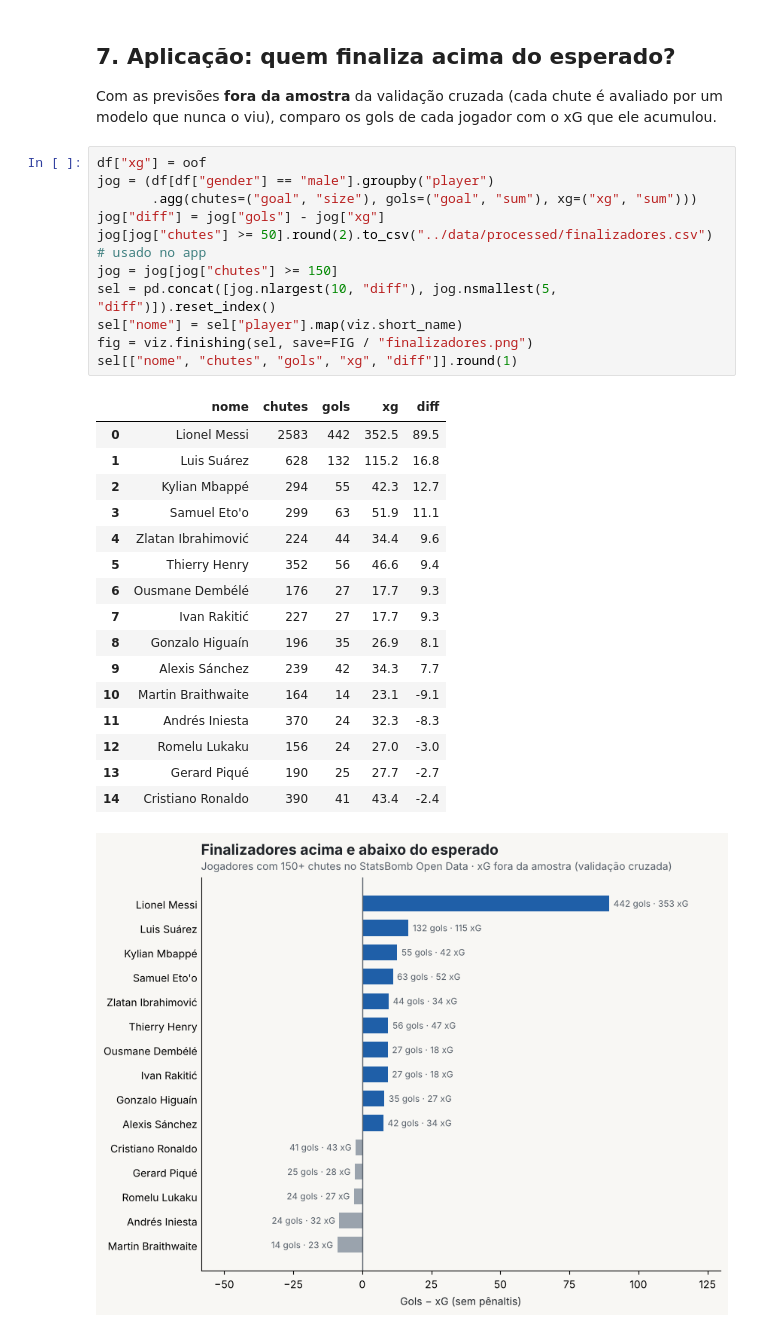
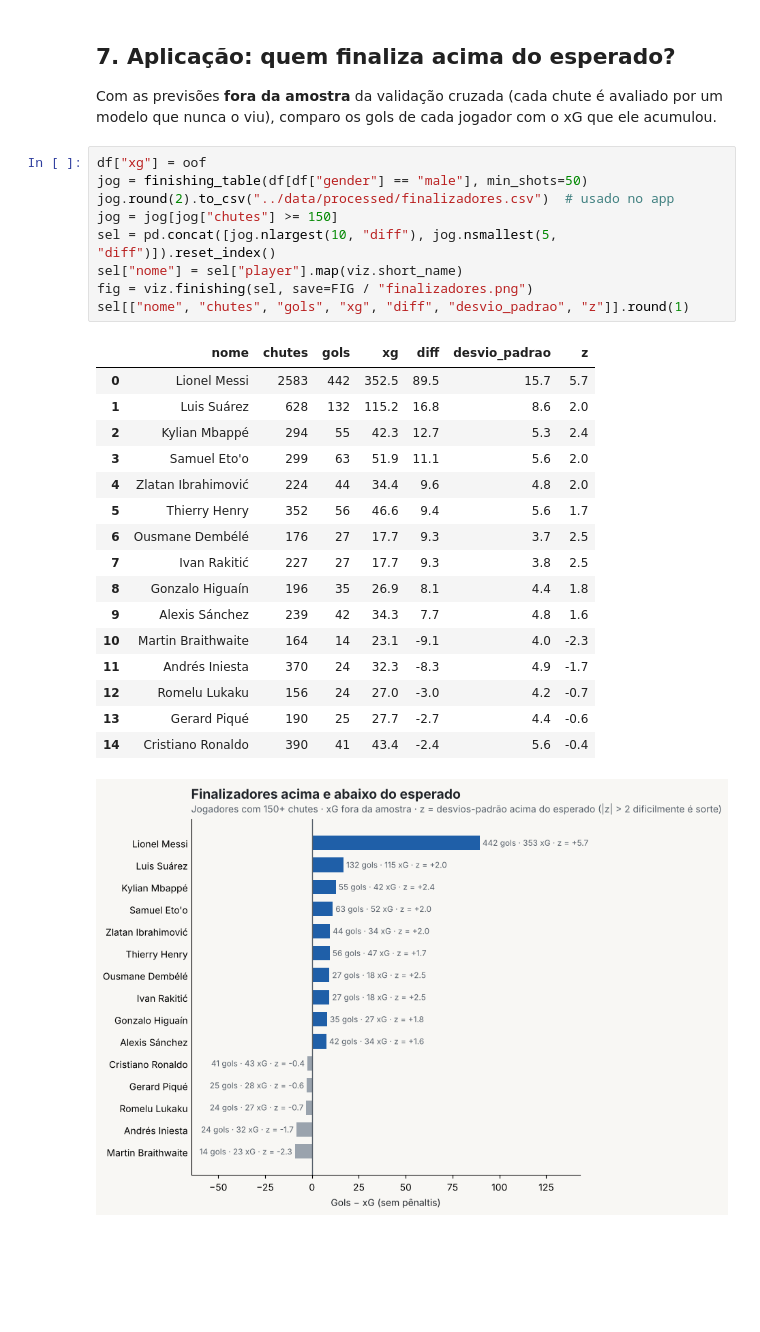
Before and after one commit to andrecasemiro28/modelo-xg, a Jupyter notebook: notebooks/01_modelo_xg.ipynb, the cells around one changed output. Cells and saved outputs as stored; diff of their text form; blank space fills up the shorter version.

Commit message:
Adiciona teste de significancia (habilidade ou sorte) nos finalizadores

```diff
--- a/notebooks/01_modelo_xg.ipynb
+++ b/notebooks/01_modelo_xg.ipynb
@@ -140,30 +140,28 @@ fig = viz.xg_maps(grids, save=FIG / "mapa_xg.png")
 Com as previsões **fora da amostra** da validação cruzada (cada chute é avaliado por um modelo que nunca o viu), comparo os gols de cada jogador com o xG que ele acumulou.
 # %%
 df["xg"] = oof
-jog = (df[df["gender"] == "male"].groupby("player")
-       .agg(chutes=("goal", "size"), gols=("goal", "sum"), xg=("xg", "sum")))
-jog["diff"] = jog["gols"] - jog["xg"]
-jog[jog["chutes"] >= 50].round(2).to_csv("../data/processed/finalizadores.csv")  # usado no app
+jog = finishing_table(df[df["gender"] == "male"], min_shots=50)
+jog.round(2).to_csv("../data/processed/finalizadores.csv")  # usado no app
 jog = jog[jog["chutes"] >= 150]
 sel = pd.concat([jog.nlargest(10, "diff"), jog.nsmallest(5, "diff")]).reset_index()
 sel["nome"] = sel["player"].map(viz.short_name)
 fig = viz.finishing(sel, save=FIG / "finalizadores.png")
-sel[["nome", "chutes", "gols", "xg", "diff"]].round(1)
+sel[["nome", "chutes", "gols", "xg", "diff", "desvio_padrao", "z"]].round(1)
 # %% [output]
-|  | nome | chutes | gols | xg | diff |
-| 0 | Lionel Messi | 2583 | 442 | 352.5 | 89.5 |
-| 1 | Luis Suárez | 628 | 132 | 115.2 | 16.8 |
-| 2 | Kylian Mbappé | 294 | 55 | 42.3 | 12.7 |
-| 3 | Samuel Eto'o | 299 | 63 | 51.9 | 11.1 |
-| 4 | Zlatan Ibrahimović | 224 | 44 | 34.4 | 9.6 |
-| 5 | Thierry Henry | 352 | 56 | 46.6 | 9.4 |
-| 6 | Ousmane Dembélé | 176 | 27 | 17.7 | 9.3 |
-| 7 | Ivan Rakitić | 227 | 27 | 17.7 | 9.3 |
-| 8 | Gonzalo Higuaín | 196 | 35 | 26.9 | 8.1 |
-| 9 | Alexis Sánchez | 239 | 42 | 34.3 | 7.7 |
-| 10 | Martin Braithwaite | 164 | 14 | 23.1 | -9.1 |
-| 11 | Andrés Iniesta | 370 | 24 | 32.3 | -8.3 |
-| 12 | Romelu Lukaku | 156 | 24 | 27.0 | -3.0 |
-| 13 | Gerard Piqué | 190 | 25 | 27.7 | -2.7 |
-| 14 | Cristiano Ronaldo | 390 | 41 | 43.4 | -2.4 |
+|  | nome | chutes | gols | xg | diff | desvio_padrao | z |
+| 0 | Lionel Messi | 2583 | 442 | 352.5 | 89.5 | 15.7 | 5.7 |
+| 1 | Luis Suárez | 628 | 132 | 115.2 | 16.8 | 8.6 | 2.0 |
+| 2 | Kylian Mbappé | 294 | 55 | 42.3 | 12.7 | 5.3 | 2.4 |
+| 3 | Samuel Eto'o | 299 | 63 | 51.9 | 11.1 | 5.6 | 2.0 |
+| 4 | Zlatan Ibrahimović | 224 | 44 | 34.4 | 9.6 | 4.8 | 2.0 |
+| 5 | Thierry Henry | 352 | 56 | 46.6 | 9.4 | 5.6 | 1.7 |
+| 6 | Ousmane Dembélé | 176 | 27 | 17.7 | 9.3 | 3.7 | 2.5 |
+| 7 | Ivan Rakitić | 227 | 27 | 17.7 | 9.3 | 3.8 | 2.5 |
+| 8 | Gonzalo Higuaín | 196 | 35 | 26.9 | 8.1 | 4.4 | 1.8 |
+| 9 | Alexis Sánchez | 239 | 42 | 34.3 | 7.7 | 4.8 | 1.6 |
+| 10 | Martin Braithwaite | 164 | 14 | 23.1 | -9.1 | 4.0 | -2.3 |
+| 11 | Andrés Iniesta | 370 | 24 | 32.3 | -8.3 | 4.9 | -1.7 |
+| 12 | Romelu Lukaku | 156 | 24 | 27.0 | -3.0 | 4.2 | -0.7 |
+| 13 | Gerard Piqué | 190 | 25 | 27.7 | -2.7 | 4.4 | -0.6 |
+| 14 | Cristiano Ronaldo | 390 | 41 | 43.4 | -2.4 | 5.6 | -0.4 |
-[figure, old version]
+[figure, new version]
```
Also changed, not shown: parts of 3 cells of this notebook, 9 other files.
